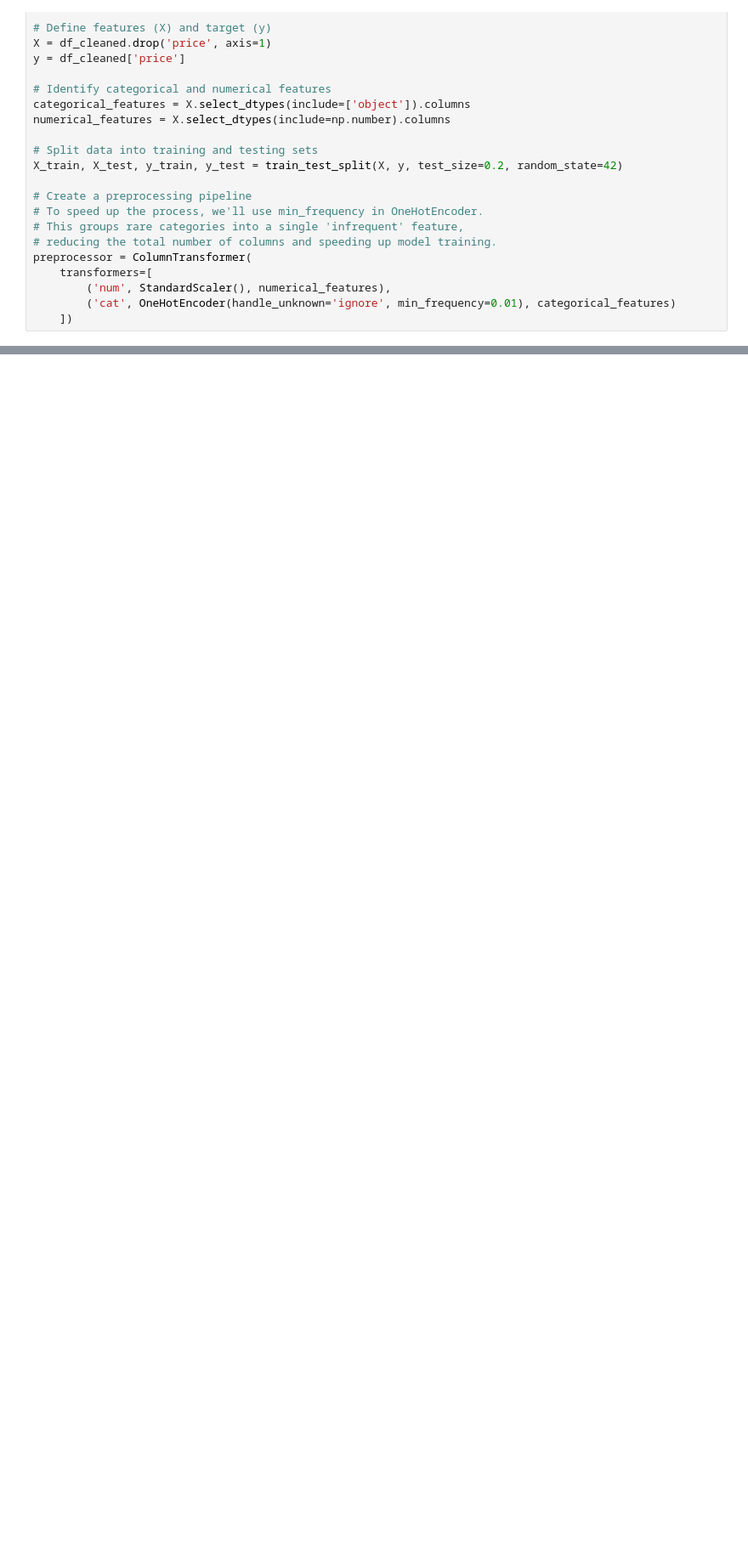
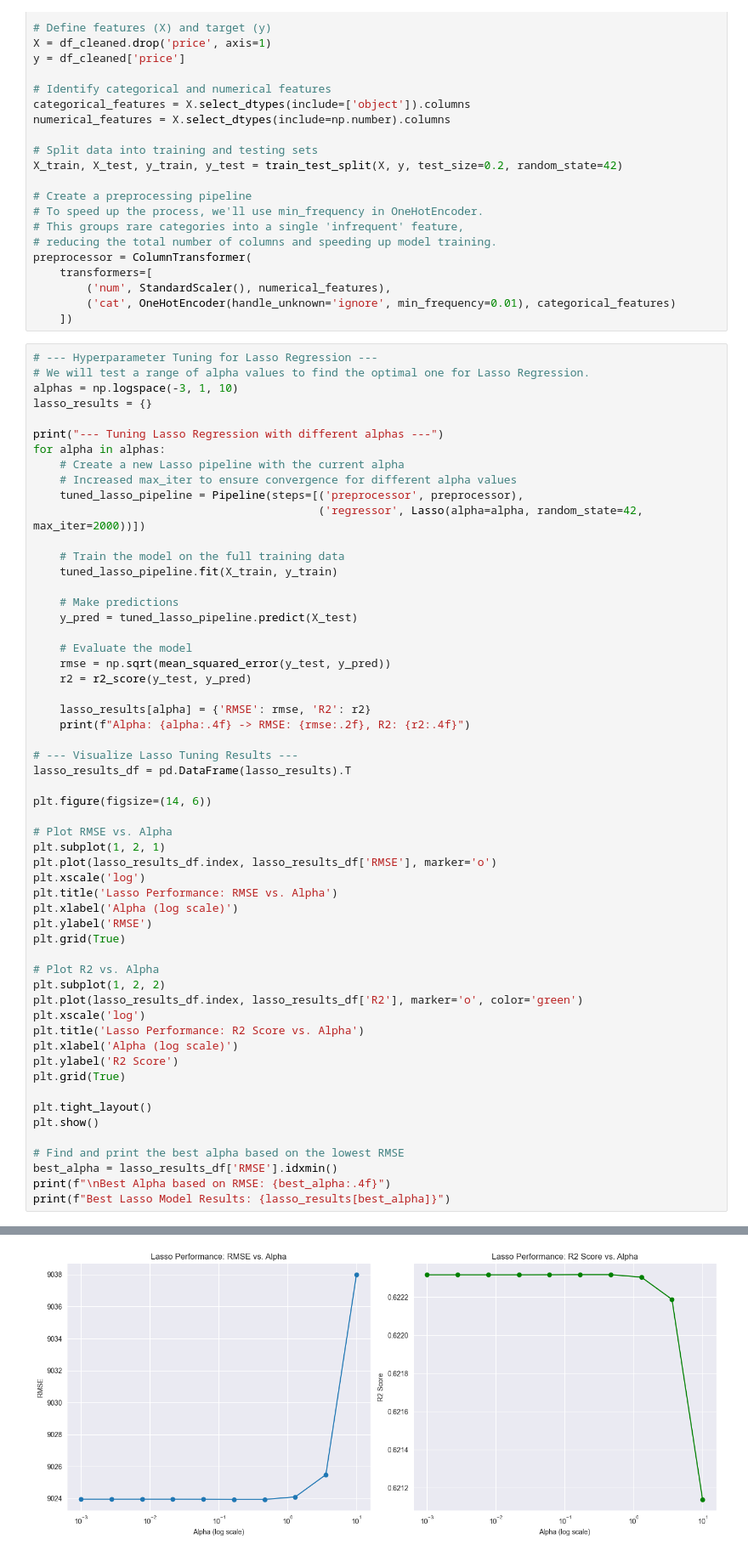
Before and after one commit to licyambrose/carpriceproject, a Jupyter notebook: assignment_2_carprice_prediction.ipynb, the cells around one changed output, grey strips where cells are left out. Shown: that part at 85% size. Drawn from its saved outputs; the diff is of its cells as text; blank space fills up the shorter version.

```diff
--- a/assignment_2_carprice_prediction.ipynb
+++ b/assignment_2_carprice_prediction.ipynb
@@ -177,3 +177,60 @@ preprocessor = ColumnTransformer(
         ('num', StandardScaler(), numerical_features),
         ('cat', OneHotEncoder(handle_unknown='ignore', min_frequency=0.01), categorical_features)
     ])
+# %%
+# --- Hyperparameter Tuning for Lasso Regression ---
+# We will test a range of alpha values to find the optimal one for Lasso Regression.
+alphas = np.logspace(-3, 1, 10)
+lasso_results = {}
+
+print("--- Tuning Lasso Regression with different alphas ---")
+for alpha in alphas:
+    # Create a new Lasso pipeline with the current alpha
+    # Increased max_iter to ensure convergence for different alpha values
+    tuned_lasso_pipeline = Pipeline(steps=[('preprocessor', preprocessor),
+                                           ('regressor', Lasso(alpha=alpha, random_state=42, max_iter=2000))])
+
+    # Train the model on the full training data
+    tuned_lasso_pipeline.fit(X_train, y_train)
+
+    # Make predictions
+    y_pred = tuned_lasso_pipeline.predict(X_test)
+
+    # Evaluate the model
+    rmse = np.sqrt(mean_squared_error(y_test, y_pred))
+    r2 = r2_score(y_test, y_pred)
+
+    lasso_results[alpha] = {'RMSE': rmse, 'R2': r2}
+    print(f"Alpha: {alpha:.4f} -> RMSE: {rmse:.2f}, R2: {r2:.4f}")
+
+# --- Visualize Lasso Tuning Results ---
+lasso_results_df = pd.DataFrame(lasso_results).T
+
+plt.figure(figsize=(14, 6))
+
+# Plot RMSE vs. Alpha
+plt.subplot(1, 2, 1)
+plt.plot(lasso_results_df.index, lasso_results_df['RMSE'], marker='o')
+plt.xscale('log')
+plt.title('Lasso Performance: RMSE vs. Alpha')
+plt.xlabel('Alpha (log scale)')
+plt.ylabel('RMSE')
+plt.grid(True)
+
+# Plot R2 vs. Alpha
+plt.subplot(1, 2, 2)
+plt.plot(lasso_results_df.index, lasso_results_df['R2'], marker='o', color='green')
+plt.xscale('log')
+plt.title('Lasso Performance: R2 Score vs. Alpha')
+plt.xlabel('Alpha (log scale)')
+plt.ylabel('R2 Score')
+plt.grid(True)
+
+plt.tight_layout()
+plt.show()
+
+# Find and print the best alpha based on the lowest RMSE
+best_alpha = lasso_results_df['RMSE'].idxmin()
+print(f"\nBest Alpha based on RMSE: {best_alpha:.4f}")
+print(f"Best Lasso Model Results: {lasso_results[best_alpha]}")
+# %% [output]
@@ -179,0 +248 @@ preprocessor = ColumnTransformer(
+[figure, added]
```
Also changed, not shown: parts of 3 cells of this notebook.
